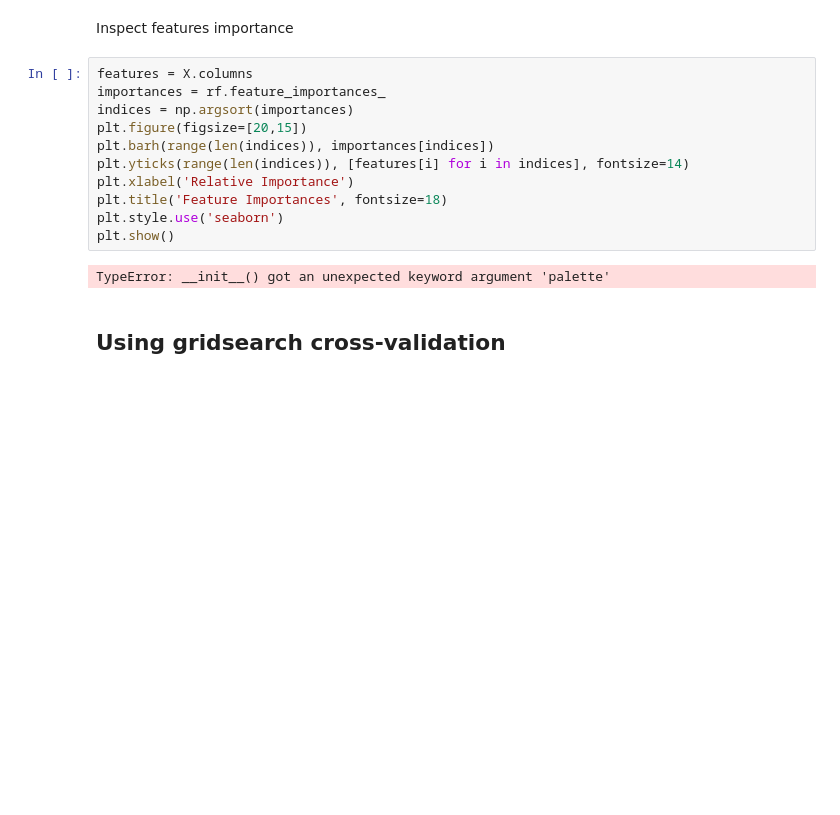
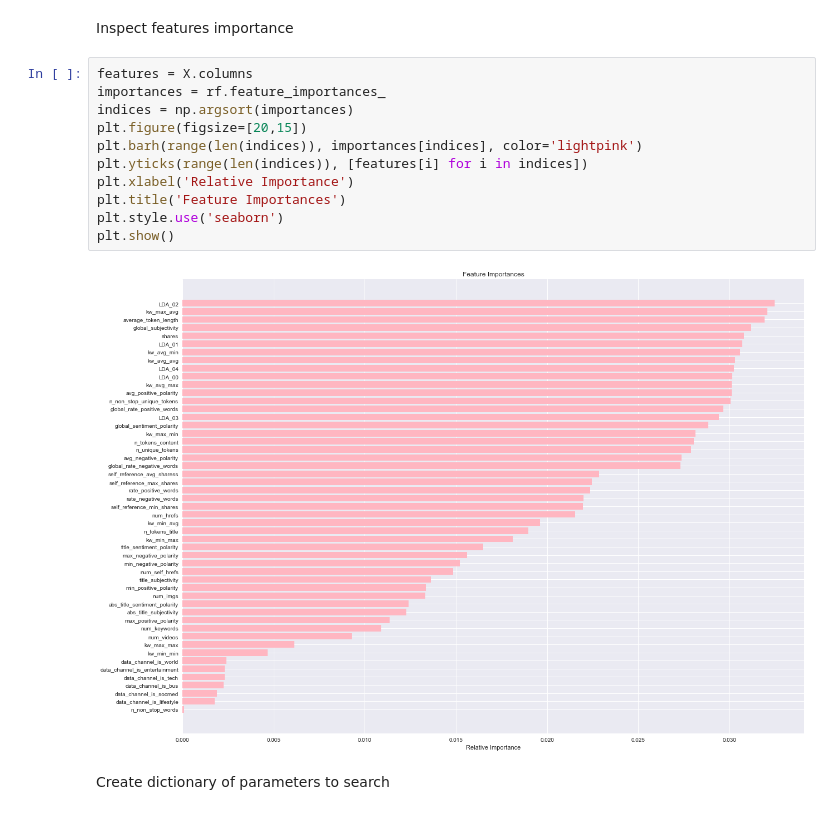
Before and after one commit to ali0003433/features-predicting-friday, a Jupyter notebook: notebooks/2-al-model-selection.ipynb, the cells around one changed output. Saved outputs shown, nothing was run; the diff lists cells and outputs as text; blank space fills up the shorter version.

```diff
--- a/notebooks/2-al-model-selection.ipynb
+++ b/notebooks/2-al-model-selection.ipynb
@@ -115,15 +115,15 @@ Inspect features importance
 # %%
 features = X.columns
 importances = rf.feature_importances_
 indices = np.argsort(importances)
 plt.figure(figsize=[20,15])
-plt.barh(range(len(indices)), importances[indices])
-plt.yticks(range(len(indices)), [features[i] for i in indices], fontsize=14)
+plt.barh(range(len(indices)), importances[indices], color='lightpink')
+plt.yticks(range(len(indices)), [features[i] for i in indices])
 plt.xlabel('Relative Importance')
-plt.title('Feature Importances', fontsize=18)
+plt.title('Feature Importances')
 plt.style.use('seaborn')
 plt.show()
 # %% [output]
-TypeError: __init__() got an unexpected keyword argument 'palette'
+[figure, added]
-# %% [markdown]
-## Using gridsearch cross-validation
+# %% [markdown]
+Create dictionary of parameters to search
```
Also changed, not shown: parts of 5 cells of this notebook, 1 other file.
